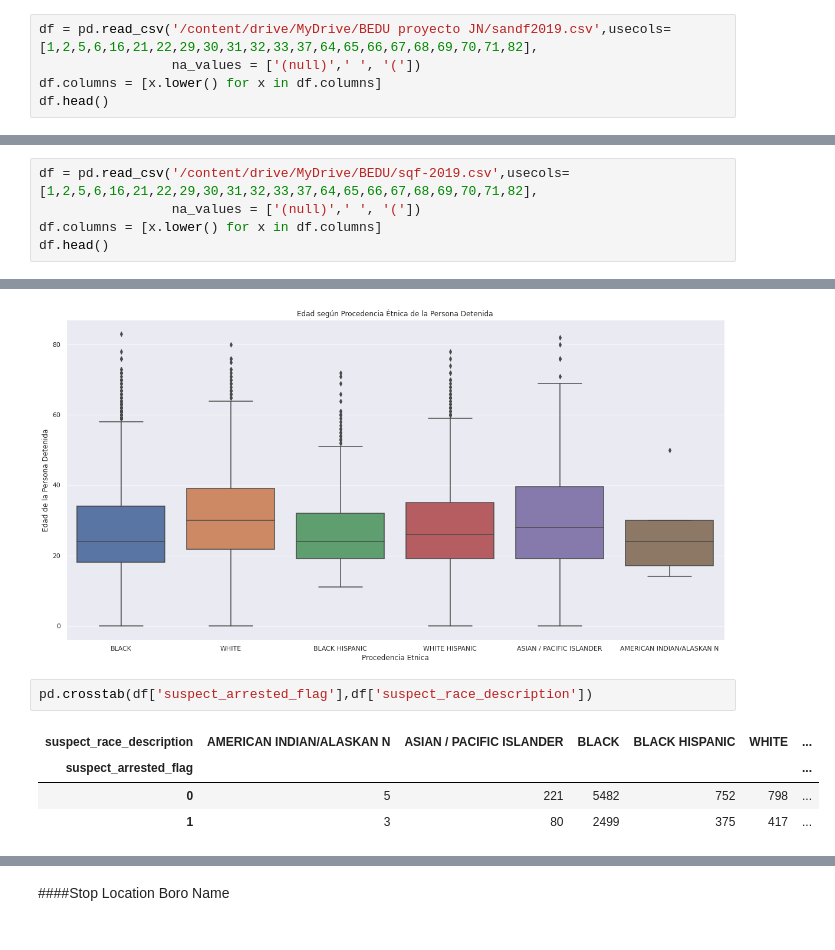
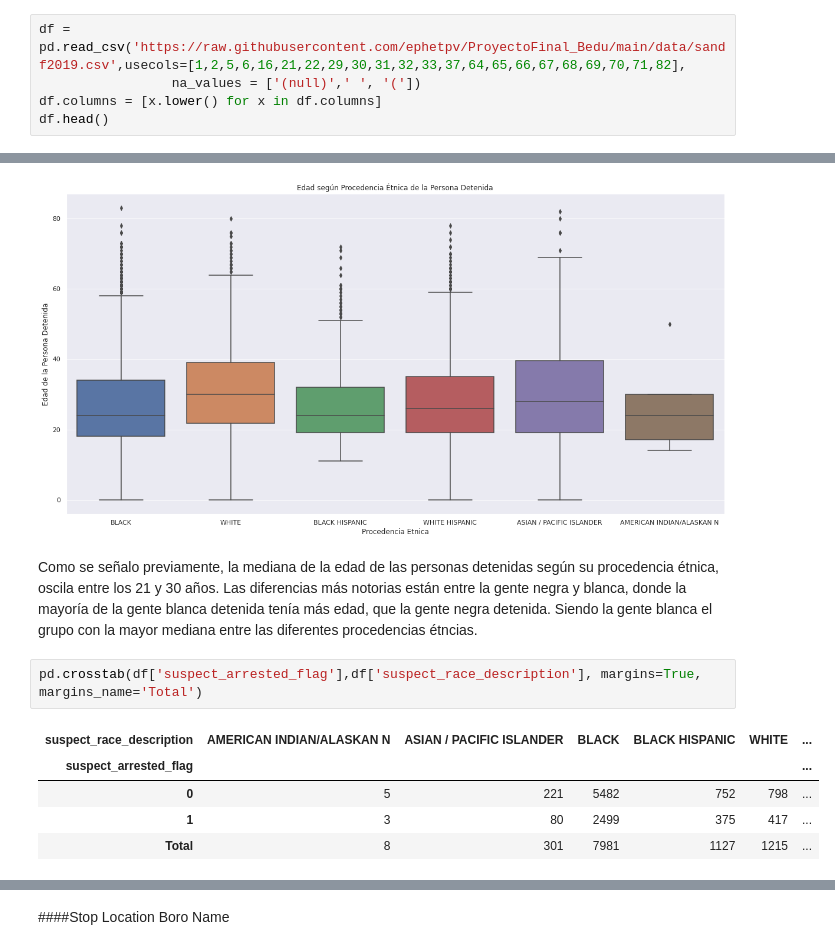
Before and after one commit to wabinai/ProyectoFinal_Bedu, a Jupyter notebook: Stop&Frisk.ipynb, the cells around one changed output, grey strips where cells are left out. Drawn from its saved outputs; the diff is of its cells as text.

```diff
--- a/Stop&Frisk.ipynb
+++ b/Stop&Frisk.ipynb
@@ -68,7 +70,7 @@ import pandas as pd
 import seaborn as sns
 from matplotlib import pyplot as plt
 # %%
-df = pd.read_csv('/content/drive/MyDrive/BEDU proyecto JN/sandf2019.csv',usecols=[1,2,5,6,16,21,22,29,30,31,32,33,37,64,65,66,67,68,69,70,71,82],
+df = pd.read_csv('https://raw.githubusercontent.com/ephetpv/ProyectoFinal_Bedu/main/data/sandf2019.csv',usecols=[1,2,5,6,16,21,22,29,30,31,32,33,37,64,65,66,67,68,69,70,71,82],
                  na_values = ['(null)',' ', '('])
 df.columns = [x.lower() for x in df.columns]
 df.head()
@@ -188,8 +190,3 @@ array(['BLACK', 'WHITE', 'BLACK HISPANIC', 'WHITE HISPANIC',
 ---
 # %% [markdown]
 Con la intención de conocer mejor nuestro dataset, se procede a realizar un análisis con base en los estimados de locación y variabilidad. El primer paso es desplegar y enumerar nuestras variables. Algo importante de mencionar es que nuestro dataset tiene un total de 83 campos; sin embargo, se ha decidido trabajar solo con aquellos que son más relevantes y presentan información crítica al análisis de la situación.
-# %%
-df = pd.read_csv('/content/drive/MyDrive/BEDU/sqf-2019.csv',usecols=[1,2,5,6,16,21,22,29,30,31,32,33,37,64,65,66,67,68,69,70,71,82],
-                 na_values = ['(null)',' ', '('])
-df.columns = [x.lower() for x in df.columns]
-df.head()
@@ -297,10 +307,13 @@ ax2.set_title('Edad según Procedencia Étnica de la Persona Detenida')
 ax2.set(ylabel='Edad de la Persona Detenida', xlabel='Procedencia Etnica');
 # %% [output]
 [figure]
+# %% [markdown]
+Como se señalo previamente, la mediana de la edad de las personas detenidas según su procedencia étnica, oscila entre los 21 y 30 años. Las diferencias más notorias están entre la gente negra y blanca, donde la mayoría de la gente blanca detenida tenía más edad, que la gente negra detenida. Siendo la gente blanca el grupo con la mayor mediana entre las diferentes procedencias étncias.
 # %%
-pd.crosstab(df['suspect_arrested_flag'],df['suspect_race_description'])
+pd.crosstab(df['suspect_arrested_flag'],df['suspect_race_description'], margins=True, margins_name='Total')
 # %% [output]
 | suspect_race_description | AMERICAN INDIAN/ALASKAN N | ASIAN / PACIFIC ISLANDER | BLACK | BLACK HISPANIC | WHITE | ... |
 | suspect_arrested_flag |  |  |  |  |  | ... |
 | 0 | 5 | 221 | 5482 | 752 | 798 | ... |
 | 1 | 3 | 80 | 2499 | 375 | 417 | ... |
+| Total | 8 | 301 | 7981 | 1127 | 1215 | ... |
```
Also changed, not shown: parts of 11 cells of this notebook.
